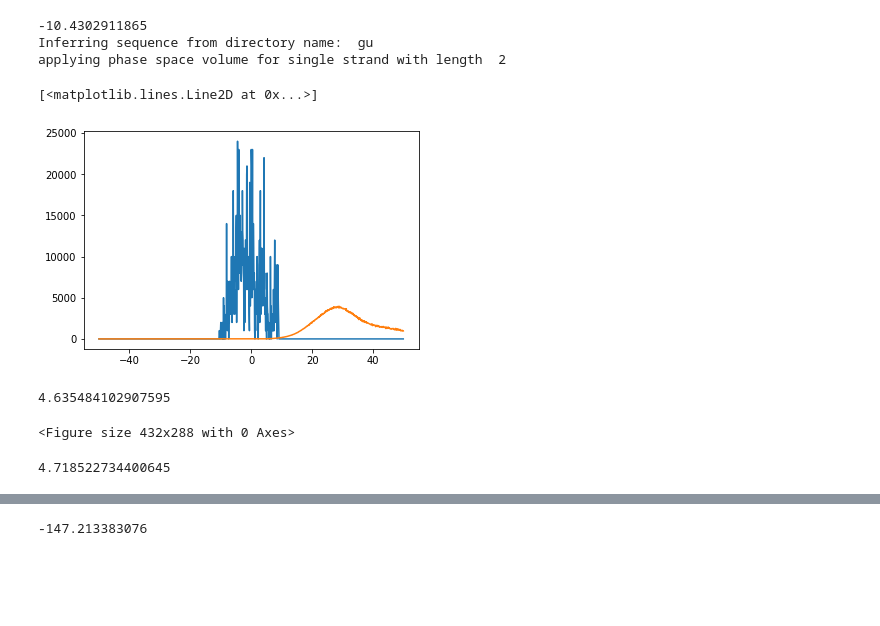
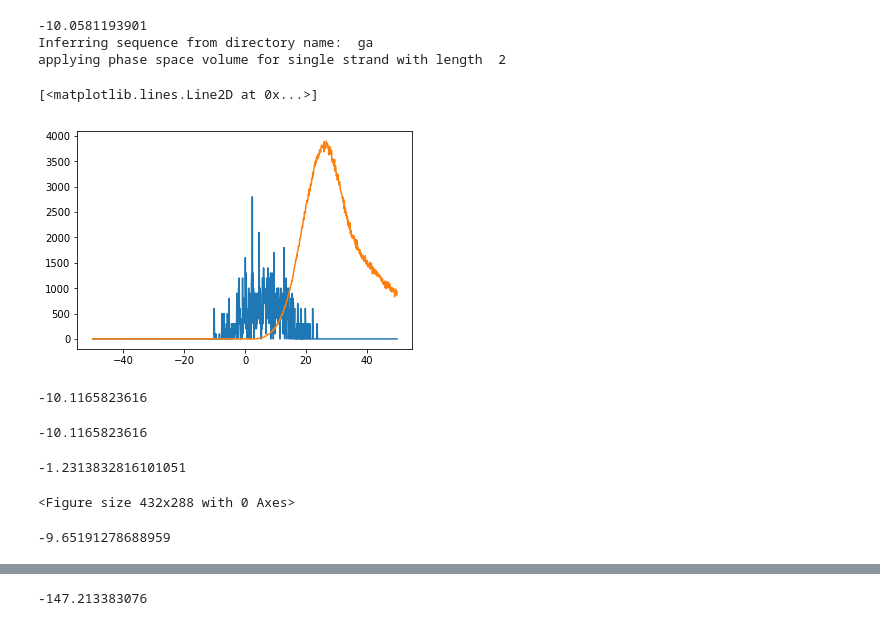
Before and after one commit to maa805/mining-minima, a Jupyter notebook: ss-mining-minima.ipynb, the cells around one changed output, grey strips where cells are left out. Drawn from its saved outputs; the diff is of its cells as text; code cells hidden in the pictures; blank space fills up the shorter version.

```diff
--- a/ss-mining-minima.ipynb
+++ b/ss-mining-minima.ipynb
@@ -53,10 +53,15 @@ def numpy_hessian(x, h):
 # %%
 def is_pos_def(x):
     return np.all(np.linalg.eigvals(x) > 0)
+# %%
+def within_360(dof):
+
+    diff = dof/360.0
+    return dof - 360.0*diff.astype(int)
 # %%
 def is_repeat_minimum(new_dofs, dof_lists):
 
-    dofs_rounded = np.around(new_dofs, decimals=1)
+    #dofs_rounded = np.around(new_dofs, decimals=1)
 
     if len(dof_lists) == 0:
 
@@ -64,9 +69,10 @@ def is_repeat_minimum(new_dofs, dof_lists):
 
     for dof_list in dof_lists:
 
-        dof_list_rounded = np.around(dof_list, decimals=1)
+        #dof_list_rounded = np.around(dof_list, decimals=1)
 
-        return np.all(abs(dof_list_rounded - dofs_rounded) < 60.0)
+        dof_diff = new_dofs - dof_list
+        return np.all(abs(within_360(dof_diff)) > 120.0)
 
         #print truth_vals
         #if truth_vals == False:
@@ -78,7 +110,7 @@ def is_repeat_minimum(new_dofs, dof_lists):
 def initialiize_pose(seq):
 
     n_residues = len(seq)
-
+    print n_residues
     dof_dict = {}
 
     pose = pyrosetta.rosetta.protocols.recces.pose_setup_turner(seq, '')
@@ -86,17 +118,19 @@ def initialiize_pose(seq):
 
     for ii in range(n_residues-1):
 
-        dof_dict.update({0: TorsionID(1, BB, 4), 1: TorsionID(1, BB, 5), 2: TorsionID(1, BB, 6), 3: TorsionID(1, CHI, 1),
-                         4: TorsionID(2, BB, 1), 5: TorsionID(2, BB, 2), 6: TorsionID(2, BB, 3), 7:TorsionID(2, CHI, 1)})
+        dof_dict.update({5*ii: TorsionID(ii+1, BB, 5), 5*ii+1: TorsionID(ii+1, BB, 6), 5*ii+2: TorsionID(ii+2, BB, 1),
+                         5*ii+3: TorsionID(ii+2, BB, 2), 5*ii+4: TorsionID(ii+2, BB, 3)})
 
-        movemap.set(TorsionID(1, BB, 4), True)
-        movemap.set(TorsionID(1, BB, 5), True)
-        movemap.set(TorsionID(1, BB, 6), True)
-        movemap.set(TorsionID(2, BB, 1), True)
-        movemap.set(TorsionID(2, BB, 2), True)
-        movemap.set(TorsionID(2, BB, 3), True)
+        movemap.set(TorsionID(5*ii+1, BB, 5), True)
+        movemap.set(TorsionID(5*ii+1, BB, 6), True)
+        movemap.set(TorsionID(5*ii+2, BB, 1), True)
+        movemap.set(TorsionID(5*ii+2, BB, 2), True)
+        movemap.set(TorsionID(5*ii+2, BB, 3), True)
 
-    movemap.set_chi(True)
+    for ii in range(n_residues):
+
+        dof_dict.update({5*(n_residues-1) + ii: TorsionID(ii+1, CHI, 1)})
+        movemap.set(TorsionID(ii+1, CHI, 1), True)
 
     return pose, movemap, dof_dict
 # %%
@@ -247,5 +295,5 @@ basic.io.database: Database file opened: scoring/score_functions/carbon_hbond/ch
 # %%
-seq = 'ga'
+seq = 'gg'
 n = len(seq)
 mu_list = []
 pmm = PyMOLMover()
@@ -406,34 +449,41 @@ hist = plt.hist(E_list,bins=9000,range=(-100,800))
 # %%
 from scipy.special import logsumexp
 from recces.data import SingleHistSimulation
 from recces.util import torsion_volume
 print min(E_list)
-sim = SingleHistSimulation('./../recces_rosetta/results/gu/ST/')
-plt.plot(hist[1][500:1500], hist[0][500:1500]*1000)
-plt.plot(sim._dos_scores[500:1500], sim._dos[500:1500])
+sim = SingleHistSimulation('./../recces_rosetta/results/ga/ST/')
+plt.plot(hist[1][500:1500], hist[0][500:1500]*100)#*np.exp(-hist[1][500:1500])/75)
+plt.plot(sim._dos_scores[500:1500], sim._dos[500:1500])#*np.exp(-sim._dos_scores[500:1500]))
 # %% [output]
--10.4302911865
-Inferring sequence from directory name:  gu
+-10.0581193901
+Inferring sequence from directory name:  ga
 applying phase space volume for single strand with length  2
 [<matplotlib.lines.Line2D at 0x...>]
-[figure, old version]
+[figure, new version]
 # %%
+pose = protocols.recces.pose_setup_turner('ga','')
+
 minmover.apply(pose)
 pmm.apply(pose)
-hessian = calculate_hessian(pose, scorefxn, dof_dict)
-
+hessian = calculate_hessian(huh, scorefxn, dof_dict)
+print scorefxn(huh)
 dofs = []
 for val in dof_dict.itervalues(): dofs.append(pose.torsion(val))
 dofs = np.array(dofs)
+# %% [output]
+-10.1165823616
 # %%
 w, v = scipy.linalg.eigh(hessian)
 obs = protocols.moves.AddPyMOLObserver(pose, True)
 pose.assign(minimum)
-E_min = scorefxn(minimum)
+E_min = scorefxn(huh)
+print E_min
+# %% [output]
+-10.1165823616
 # %%
-print scorefxn(minimum) - 0.5*len(w)*np.log(2*np.pi) + 0.5*np.log(scipy.linalg.det(hessian))
+print scorefxn(huh) - 0.5*len(w)*np.log(2*np.pi) + 0.5*np.log(scipy.linalg.det(hessian))
 # %% [output]
-4.635484102907595
+-1.2313832816101051
 # %%
 import scipy.integrate
 
@@ -478,6 +528,6 @@ for kk in range(1):
 # %% [output]
 <Figure size 432x288 with 0 Axes>
 # %%
-print scorefxn(minimum) - np.log(Z)
+print scorefxn(huh) - np.log(Z)
 # %% [output]
-4.718522734400645
+-9.65191278688959
```
Also changed, not shown: parts of 37 cells of this notebook.
